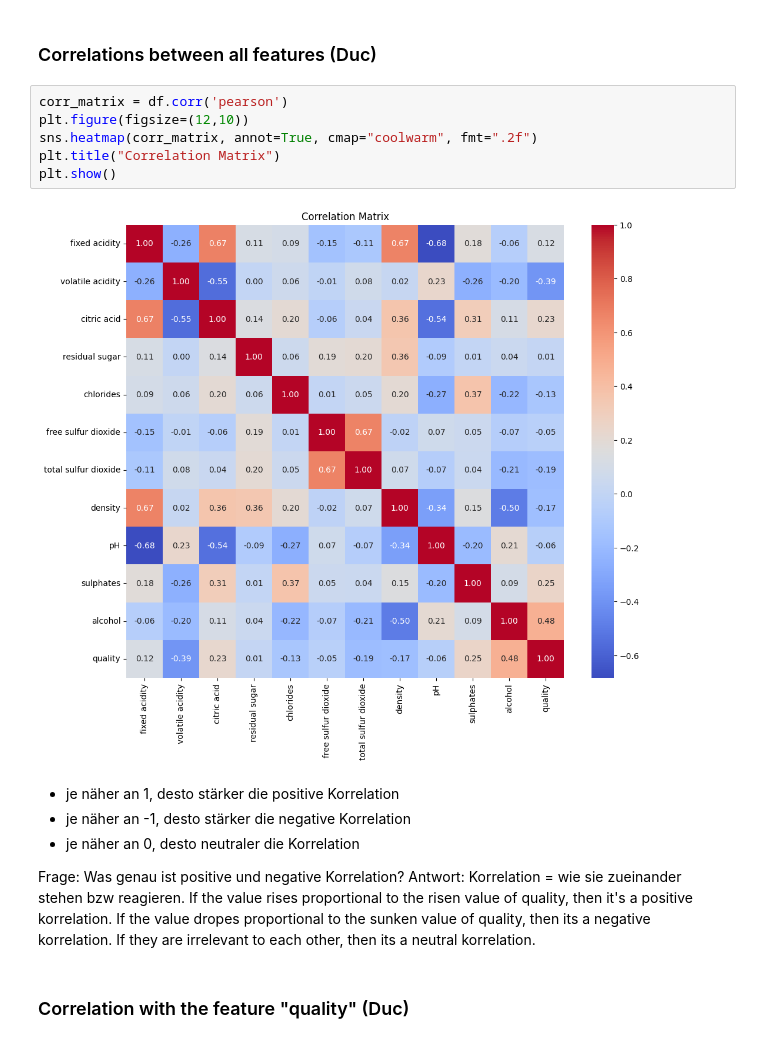
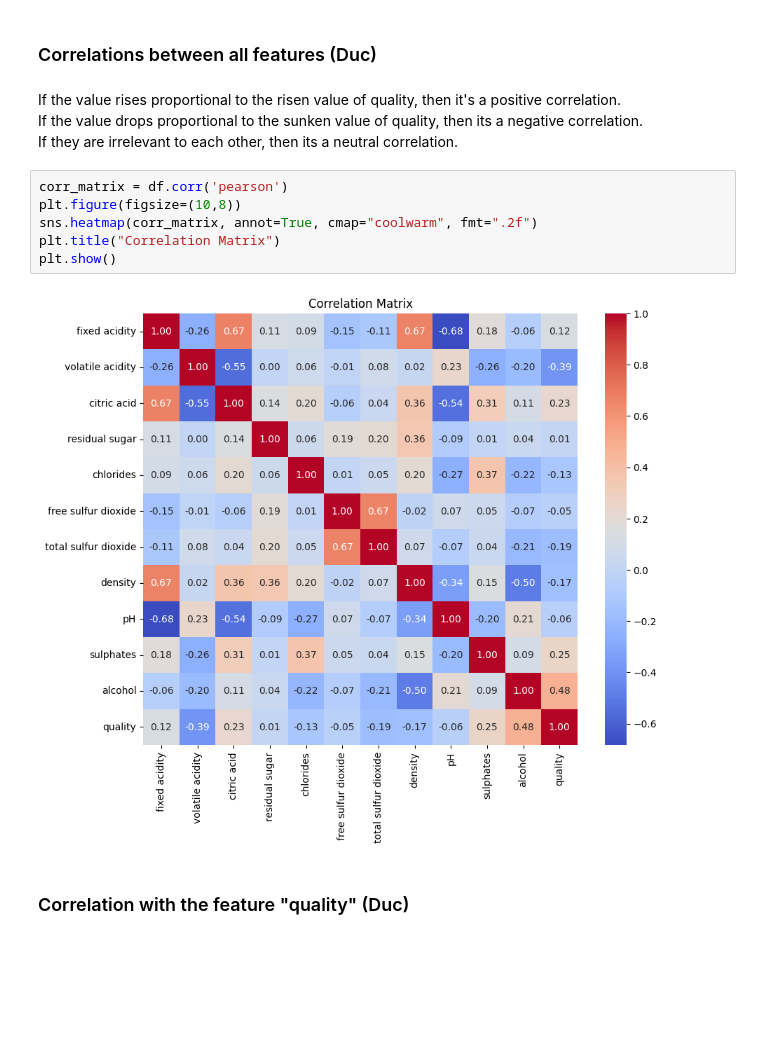
Before and after one commit to McRicecorn/NeuronaleNetze_WineQuality, a Jupyter notebook: Project1_Wine.ipynb, the cells around one changed output. Saved outputs shown, nothing was run; the diff lists cells and outputs as text; blank space fills up the shorter version.

```diff
--- a/Project1_Wine.ipynb
+++ b/Project1_Wine.ipynb
@@ -153,25 +154,18 @@ plt.show()
 [figure]
 # %% [markdown]
 ### Correlations between all features (Duc)
+# %% [markdown]
+If the value rises proportional to the risen value of quality, then it's a positive correlation.
+If the value drops proportional to the sunken value of quality, then its a negative correlation.
+If they are irrelevant to each other, then its a neutral correlation.
 # %%
 corr_matrix = df.corr('pearson')
-plt.figure(figsize=(12,10))
+plt.figure(figsize=(10,8))
 sns.heatmap(corr_matrix, annot=True, cmap="coolwarm", fmt=".2f")
 plt.title("Correlation Matrix")
 plt.show()
 # %% [output]
-[figure, old version]
+[figure, new version]
-# %% [markdown]
-- je näher an 1, desto stärker die positive Korrelation
-- je näher an -1, desto stärker die negative Korrelation
-- je näher an 0, desto neutraler die Korrelation
-
-Frage: Was genau ist positive und negative Korrelation?
-Antwort:
-Korrelation = wie sie zueinander stehen bzw reagieren.
-If the value rises proportional to the risen value of quality, then it's a positive korrelation.
-If the value dropes proportional to the sunken value of quality, then its a negative korrelation.
-If they are irrelevant to each other, then its a neutral korrelation.
 # %% [markdown]
 ### Correlation with the feature "quality" (Duc)
 # %%
```
Also changed, not shown: parts of 19 cells of this notebook.
